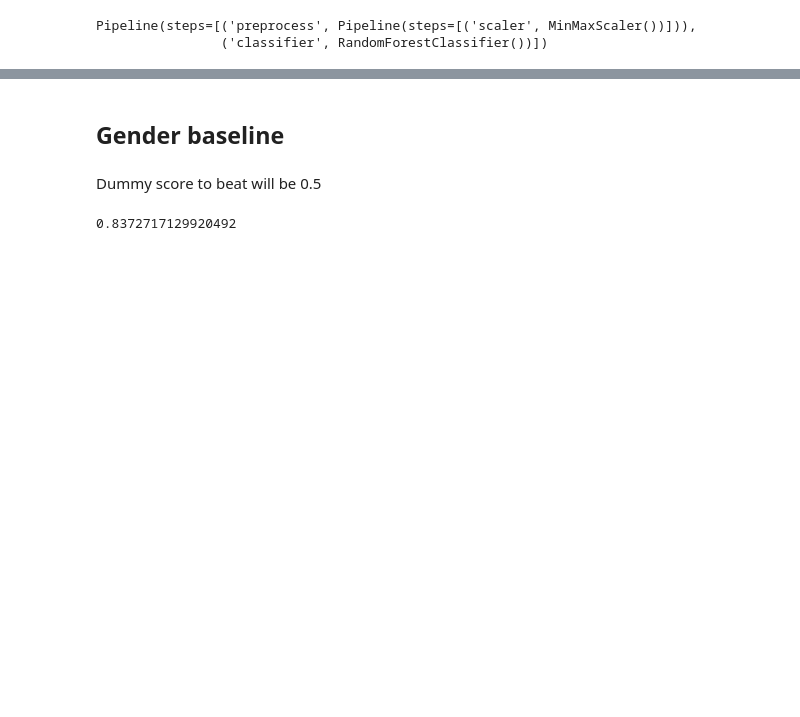
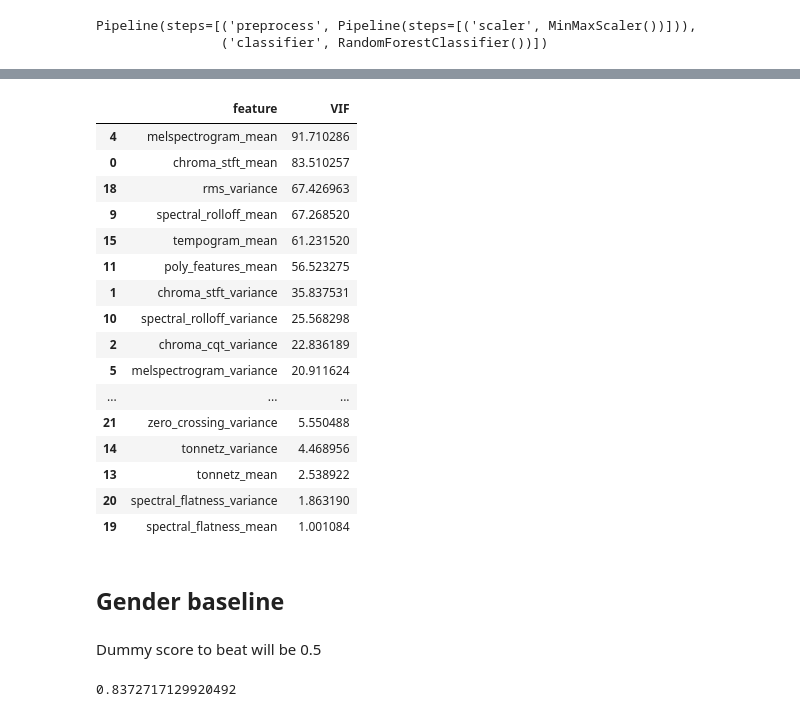
Before and after one commit to geowilso/speech-emotion-recognition, a Jupyter notebook: notebooks/geowilso_data_exploration.ipynb, the cells around one changed output, grey strips where cells are left out. Saved outputs shown, nothing was run; the diff lists cells and outputs as text; code cells hidden in the pictures; blank space fills up the shorter version.

```diff
--- a/notebooks/geowilso_data_exploration.ipynb
+++ b/notebooks/geowilso_data_exploration.ipynb
@@ -598,3 +685,33 @@ plt.show()
+# %%
+from statsmodels.stats.outliers_influence import variance_inflation_factor
+
+# VIF dataframe
+vif_data = pd.DataFrame()
+vif_data["feature"] = X_2.columns
+
+# calculating VIF for each feature
+vif_data["VIF"] = [variance_inflation_factor(X_2.values, i)
+                          for i in range(len(X_2.columns))]
+
+vif_data.sort_values('VIF',ascending=False)
+# %% [output]
+|  | feature | VIF |
+| 4 | melspectrogram_mean | 91.710286 |
+| 0 | chroma_stft_mean | 83.510257 |
+| 18 | rms_variance | 67.426963 |
+| 9 | spectral_rolloff_mean | 67.268520 |
+| 15 | tempogram_mean | 61.231520 |
+| 11 | poly_features_mean | 56.523275 |
+| 1 | chroma_stft_variance | 35.837531 |
+| 10 | spectral_rolloff_variance | 25.568298 |
+| 2 | chroma_cqt_variance | 22.836189 |
+| 5 | melspectrogram_variance | 20.911624 |
+| ... | ... | ... |
+| 21 | zero_crossing_variance | 5.550488 |
+| 14 | tonnetz_variance | 4.468956 |
+| 13 | tonnetz_mean | 2.538922 |
+| 20 | spectral_flatness_variance | 1.863190 |
+| 19 | spectral_flatness_mean | 1.001084 |
 # %% [markdown]
 ## Gender baseline
 # %% [markdown]
```
Also changed, not shown: parts of 12 cells of this notebook.
